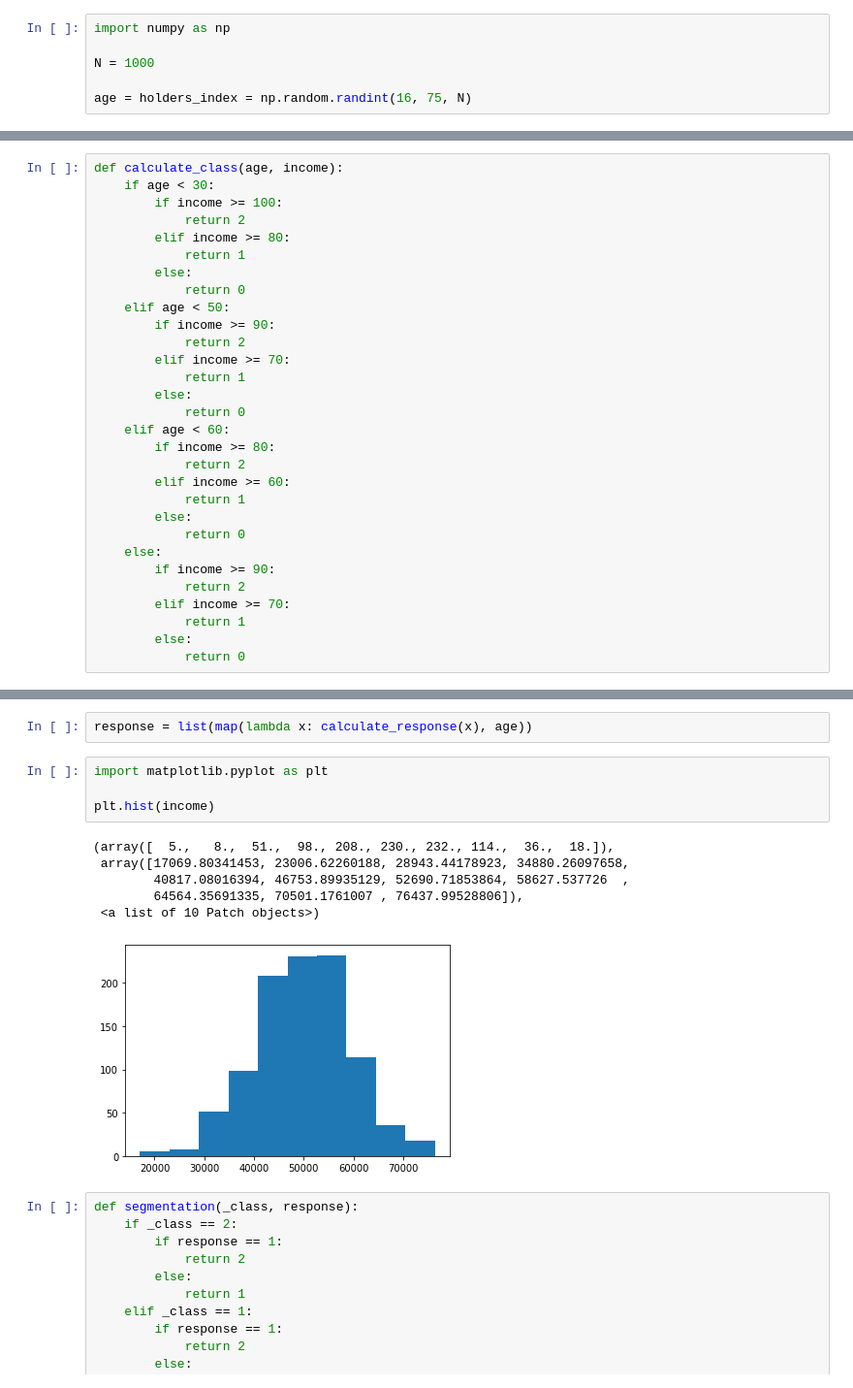
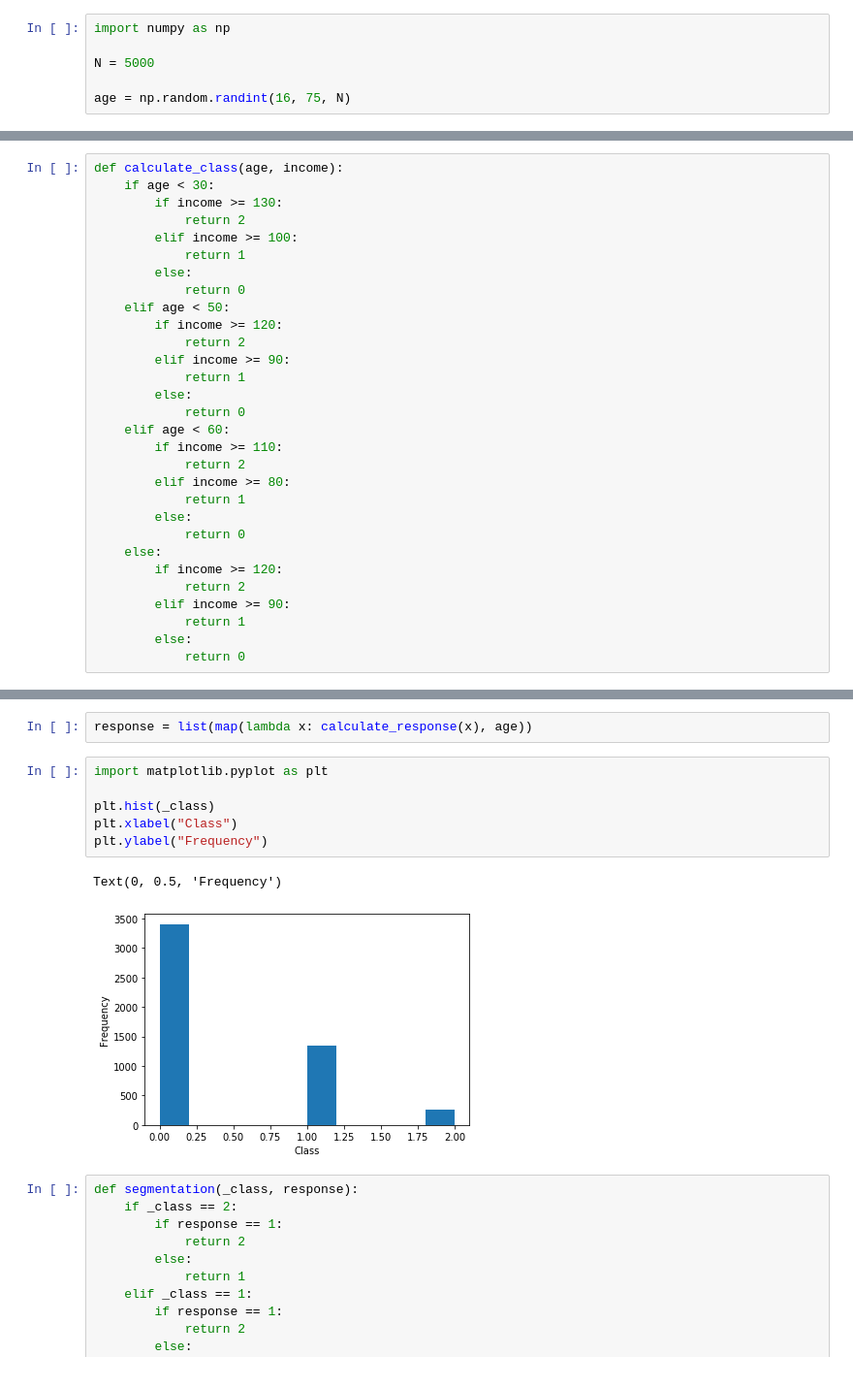
Before and after one commit to ruivieira/ceh-pmml-models, a Jupyter notebook: models.ipynb, the cells around one changed output, grey strips where cells are left out. Shown at 97% size. Drawn from its saved outputs; the diff is of its cells as text.

```diff
--- a/models.ipynb
+++ b/models.ipynb
@@ -3,9 +3,9 @@ Simulate age and income
 # %%
 import numpy as np
 
-N = 1000
+N = 5000
 
-age = holders_index = np.random.randint(16, 75, N)
+age = np.random.randint(16, 75, N)
 # %%
 import matplotlib.pyplot as plt
 
@@ -29,33 +27,33 @@ plt.hist(income)
 # %%
 def calculate_class(age, income):
     if age < 30:
-        if income >= 100:
+        if income >= 130:
+            return 2
+        elif income >= 100:
+            return 1
+        else:
+            return 0
+    elif age < 50:
+        if income >= 120:
+            return 2
+        elif income >= 90:
+            return 1
+        else:
+            return 0
+    elif age < 60:
+        if income >= 110:
             return 2
         elif income >= 80:
             return 1
         else:
             return 0
-    elif age < 50:
-        if income >= 90:
+    else:
+        if income >= 120:
             return 2
-        elif income >= 70:
+        elif income >= 90:
             return 1
         else:
             return 0
-    elif age < 60:
-        if income >= 80:
-            return 2
-        elif income >= 60:
-            return 1
-        else:
-            return 0
-    else:
-        if income >= 90:
-            return 2
-        elif income >= 70:
-            return 1
-        else:
-            return 0
 # %%
 def calculate_response(age):
     if age < 50:
@@ -69,14 +67,12 @@ response = list(map(lambda x: calculate_response(x), age))
 # %%
 import matplotlib.pyplot as plt
 
-plt.hist(income)
+plt.hist(_class)
+plt.xlabel("Class")
+plt.ylabel("Frequency")
 # %% [output]
-(array([  5.,   8.,  51.,  98., 208., 230., 232., 114.,  36.,  18.]),
- array([17069.80341453, 23006.62260188, 28943.44178923, 34880.26097658,
-        40817.08016394, 46753.89935129, 52690.71853864, 58627.537726  ,
-        64564.35691335, 70501.1761007 , 76437.99528806]),
- <a list of 10 Patch objects>)
+Text(0, 0.5, 'Frequency')
-[figure, old version]
+[figure, new version]
 # %%
 def segmentation(_class, response):
     if _class == 2:
```
Also changed, not shown: parts of 7 cells of this notebook, 1 other file.
